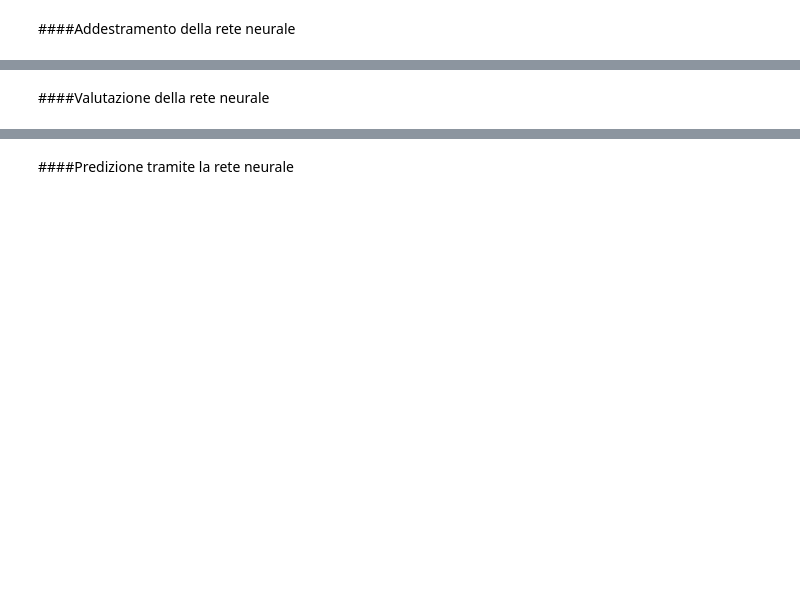
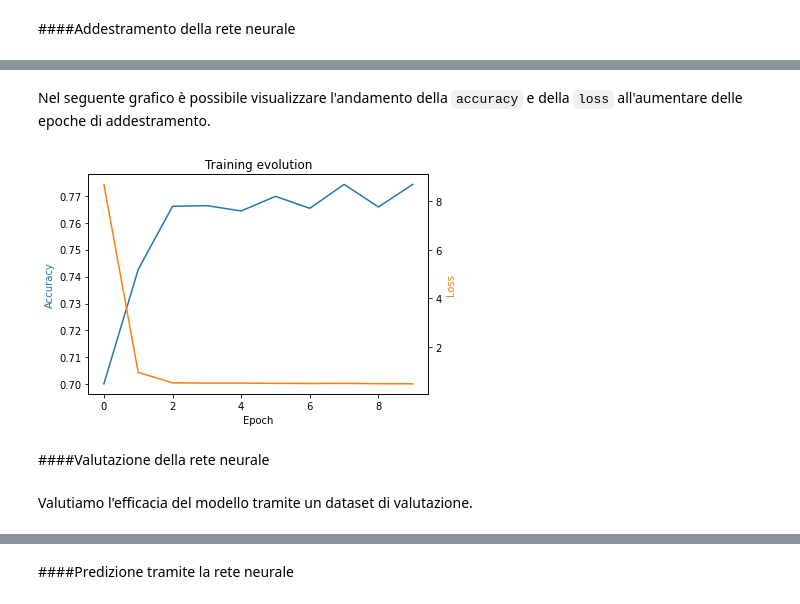
Before and after one commit to rirolli/TelcoChurn, a Jupyter notebook: TelcoChurn.ipynb, the cells around one changed output, grey strips where cells are left out. Saved outputs shown, nothing was run; the diff lists cells and outputs as text; code cells hidden in the pictures; blank space fills up the shorter version.

````diff
--- a/TelcoChurn.ipynb
+++ b/TelcoChurn.ipynb
@@ -251,17 +276,18 @@ Scegliamo le features che vogliamo usare per addestrare la rete neurale.
-# %%
-# Elimino dal dataset, tramite la funzione frop(), tutte le colonne ritenute "inutili"
-# ai fini dell'addestramento del modello. Le colonne rimanenti sono:
-# 'SeniorCitizen', 'Partner', 'Dependents', 'tenure', 'Contract',
-# 'PaperlessBilling', 'PaymentMethod', 'TotalCharges'
-telco_data = telco_data.drop(['customerID', 'gender', 'tenure','PhoneService', 'MultipleLines', 'InternetService', 'OnlineSecurity', 'OnlineBackup', 'DeviceProtection', 'TechSupport', 'StreamingTV', 'StreamingMovies'], axis=1)
+# %%
+# Scegliamo la colonna che contiene le soluzioni per l'addestramento
+label = 'Churn'
+
+# Di seguito è mostrata la lista contenete le colonne che abbiamo ritenuto
+# essere di scarso valore ai fini dell'addestramento
+not_features = ['customerID', 'gender', 'Partner']
 # %% [markdown]
 Eseguiamo lo split del dataset
 # %%
 # Dividiamo il train set in due parti così da poter addestrare la rete:
 # y che contiene solo la colonna 'Churn' che consiste nella soluzione al problema
-# X che contiene tutte le altre colonne specificate in 'features'.
-y = telco_data.Churn
-X = telco_data
+# X che contiene tutte le altre colonne tranne quelle considerate di non interesse.
+y = telco_data.pop(label)
+X = telco_data.drop(not_features, axis=1)
 
 # Il dataset viene nuovamente diviso in altre parti:
 # train_X e train_y che sono le parti usate per l'addestramento;
@@ -446,4 +360,4 @@ _________________________________________________________________
 # %%
 # Addestramento della rete neurale
-model_rn.fit(train_dataset, epochs=20)
+history = model_rn.fit(train_dataset, epochs=10)
 # %% [output]
@@ -468,5 +384,29 @@ Epoch 20/20
+# %% [markdown]
+Nel seguente grafico è possibile visualizzare l'andamento della ```accuracy``` e della ```loss``` all'aumentare delle epoche di addestramento.
+# %%
+# Grafico che mette in relazione l'andamento dell'accuracy e della loss
+# all'aumentare delle epoche di addestramento.
+plt.title('Training evolution')
+plt.xlabel('Epoch')
+
+color_blue = 'tab:blue'
+plt.plot(history.history['accuracy'], color=color_blue)
+plt.ylabel('Accuracy', color=color_blue)
+
+plt.twinx()
+
+color_orange = 'tab:orange'
+plt.plot(history.history['loss'], color=color_orange)
+plt.ylabel('Loss', color=color_orange)
+
+plt.tight_layout()
+plt.show()
+# %% [output]
+[figure, added]
 # %% [markdown]
 ####Valutazione della rete neurale
+# %% [markdown]
+Valutiamo l'efficacia del modello tramite un dataset di valutazione.
 # %%
 # Valutazione della rete neurale
 val_loss, val_acc = model_rn.evaluate(val_dataset)
````
Also changed, not shown: parts of 46 cells of this notebook.
